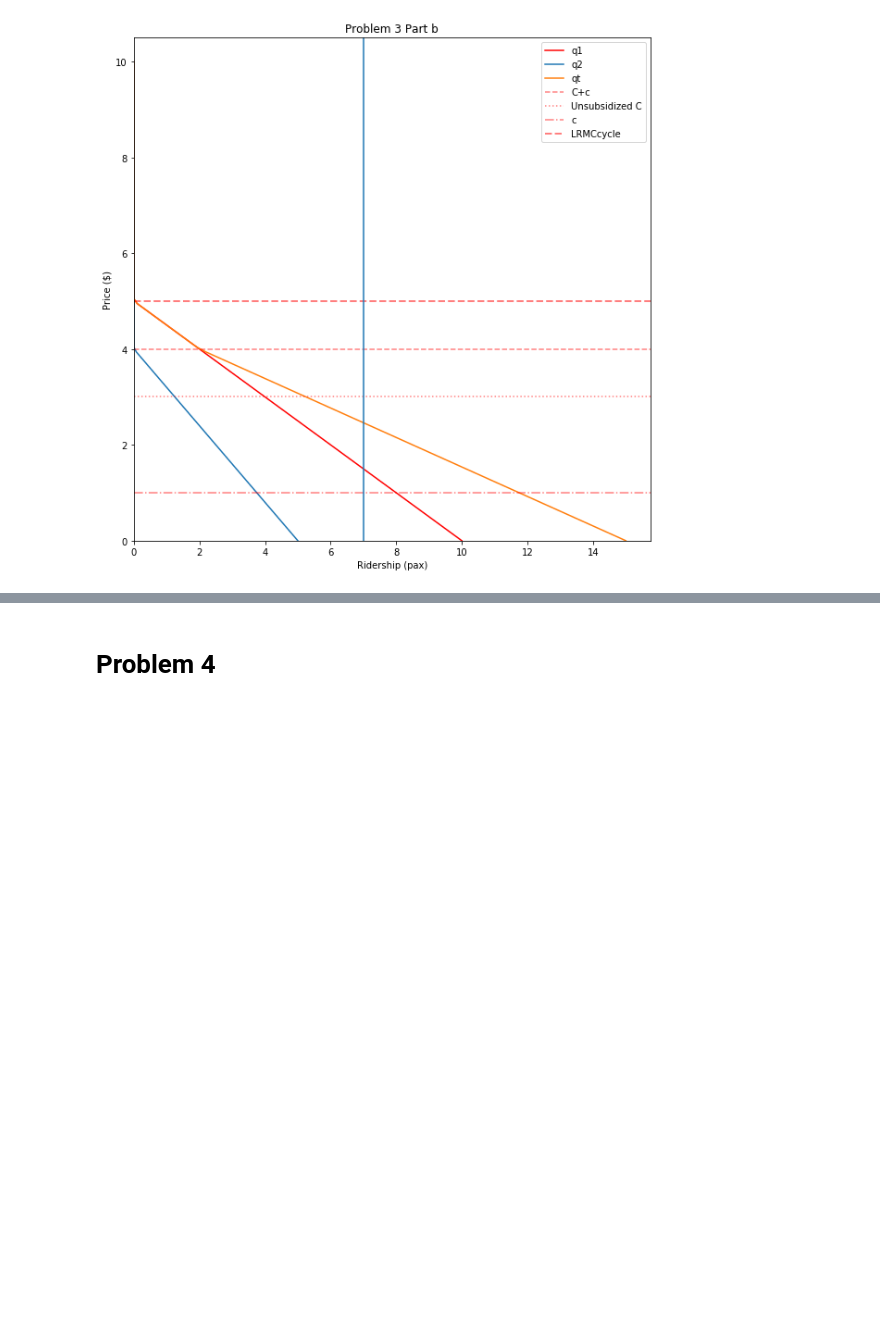
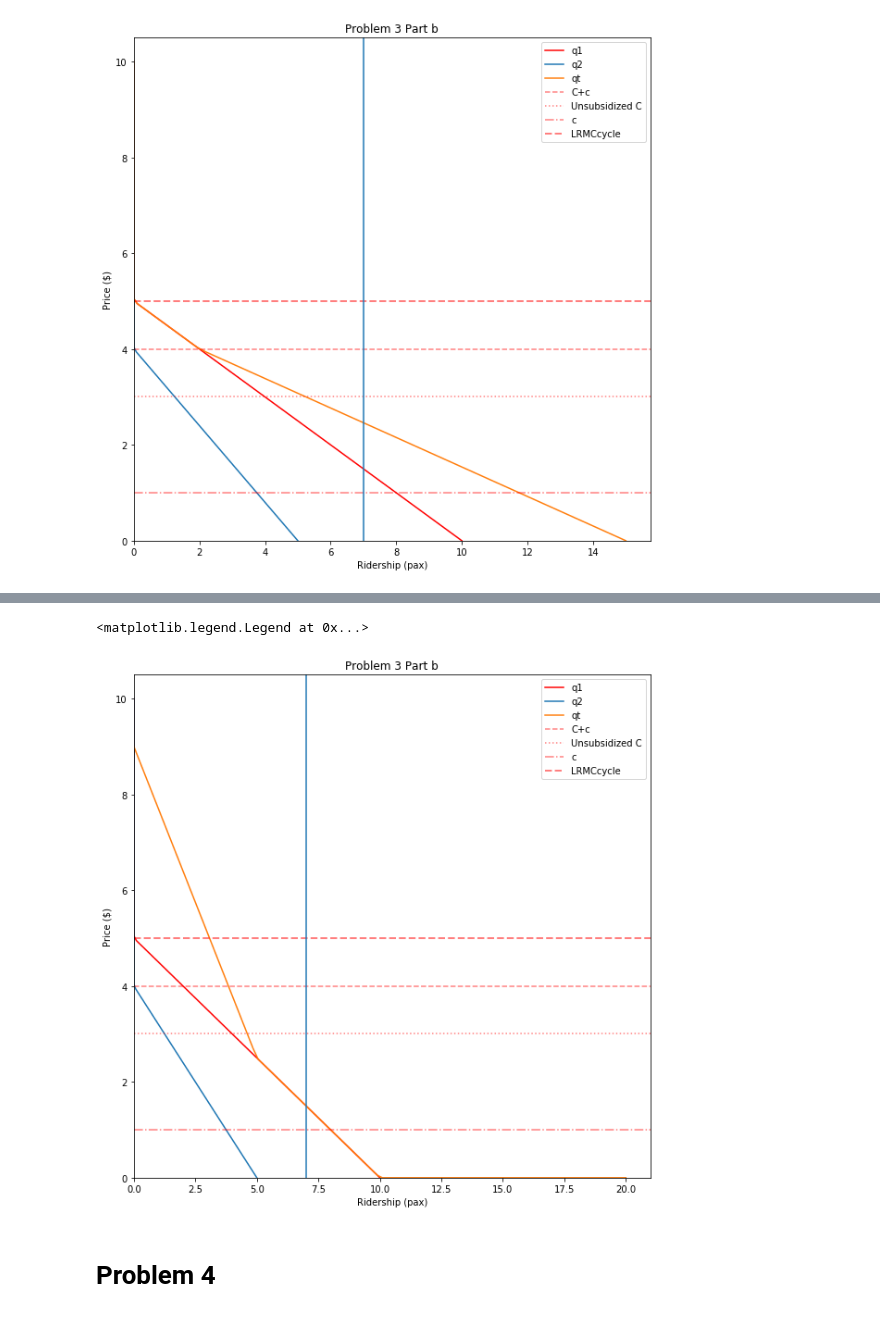
Before and after one commit to noahgarfinkle/Spring2020, a Jupyter notebook: CEE 498 Transportation Economics/Assignments/Assignment 1.ipynb, the cells around one changed output, grey strips where cells are left out. Cells and saved outputs as stored; diff of their text form; code cells hidden in the pictures; blank space fills up the shorter version.

```diff
--- a/CEE 498 Transportation Economics/Assignments/Assignment 1.ipynb
+++ b/CEE 498 Transportation Economics/Assignments/Assignment 1.ipynb
@@ -299,0 +321,25 @@ ax.legend()
+# %%
+fig,ax = plt.subplots(figsize=(10,10))
+# y axis is price
+# x axis is demand
+ax.plot(q1,Ps,label="q1",color='red')
+ax.plot(q2,Ps,label="q2")
+ax.plot(qs,pt,label="qt")
+ax.set_ylabel("Price ($)")
+ax.set_xlabel("Ridership (pax)")
+ax.set_title("Problem 3 Part b")
+
+ax.axhline(4.0,label="C+c",ls="--",alpha=0.5,color="red")
+ax.axhline(3.0,label="Unsubsidized C",ls=":",alpha=0.5,color="red")
+ax.axhline(1.0,label="c",ls="-.",alpha=0.5,color="red")
+ax.axhline(5,label="LRMCcycle",ls="--",alpha=0.5,color='red',lw=2)
+
+ax.axvline(7)
+
+ax.set_xlim(left=0)
+ax.set_ylim(bottom=0)
+
+ax.legend()
+# %% [output]
+<matplotlib.legend.Legend at 0x...>
+[figure, added]
```
Also changed, not shown: parts of 12 cells of this notebook.
